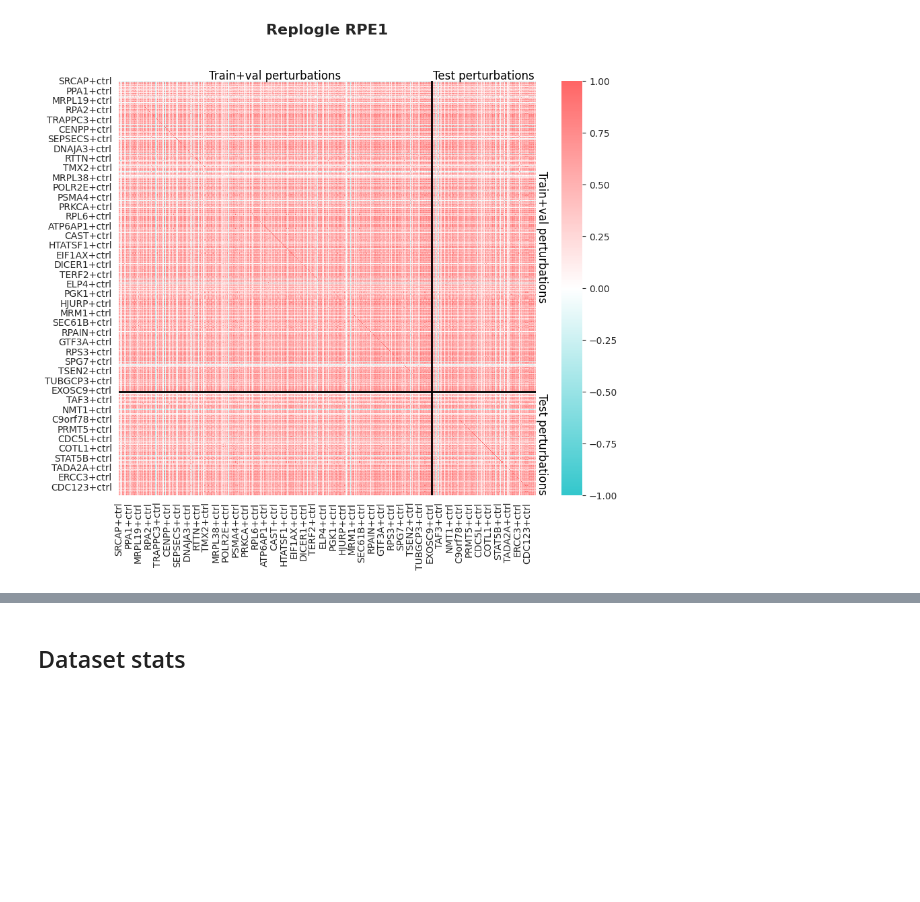
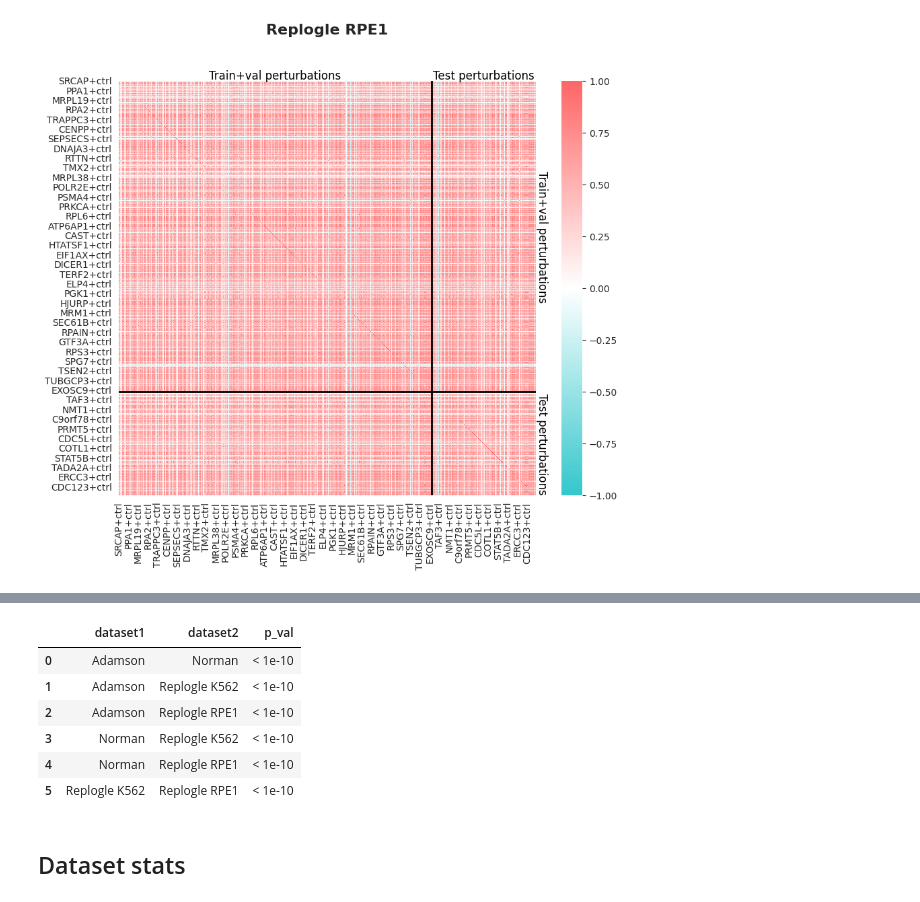
Before and after one commit to turbine-ai/PerturbSeqPredBenchmark, a Jupyter notebook: notebooks/data_analysis.ipynb, the cells around one changed output, grey strips where cells are left out. Cells and saved outputs as stored; diff of their text form; code cells hidden in the pictures; blank space fills up the shorter version.

```diff
--- a/notebooks/data_analysis.ipynb
+++ b/notebooks/data_analysis.ipynb
@@ -211,3 +267,30 @@ Test-train median correlation: 0.388
+# %%
+# create a t-test between all pairs of datasets
+from scipy.stats import ttest_ind
+from itertools import combinations
+
+def perform_t_tests(dataframe):
+    results = []
+    datasets = dataframe['ds'].unique()
+    for ds1, ds2 in combinations(datasets, 2):
+        group1 = dataframe[dataframe['ds'] == ds1]['lower_triang_corr']
+        group2 = dataframe[dataframe['ds'] == ds2]['lower_triang_corr']
+        t_stat, p_val = ttest_ind(group1, group2, equal_var=False)
+        results.append({'dataset1': ds1, 'dataset2': ds2,'p_val': p_val})
+    return pd.DataFrame(results)
+# %%
+t_test_results = perform_t_tests(all_dfs)
+# %%
+t_test_results["p_val"] = np.where(t_test_results["p_val"] < 1e-10, "< 1e-10", t_test_results["p_val"])
+t_test_results
+# %% [output]
+|  | dataset1 | dataset2 | p_val |
+| 0 | Adamson | Norman | < 1e-10 |
+| 1 | Adamson | Replogle K562 | < 1e-10 |
+| 2 | Adamson | Replogle RPE1 | < 1e-10 |
+| 3 | Norman | Replogle K562 | < 1e-10 |
+| 4 | Norman | Replogle RPE1 | < 1e-10 |
+| 5 | Replogle K562 | Replogle RPE1 | < 1e-10 |
 # %% [markdown]
 ## Dataset stats
 # %%
```
Also changed, not shown: parts of 3 cells of this notebook, 1 other file.
